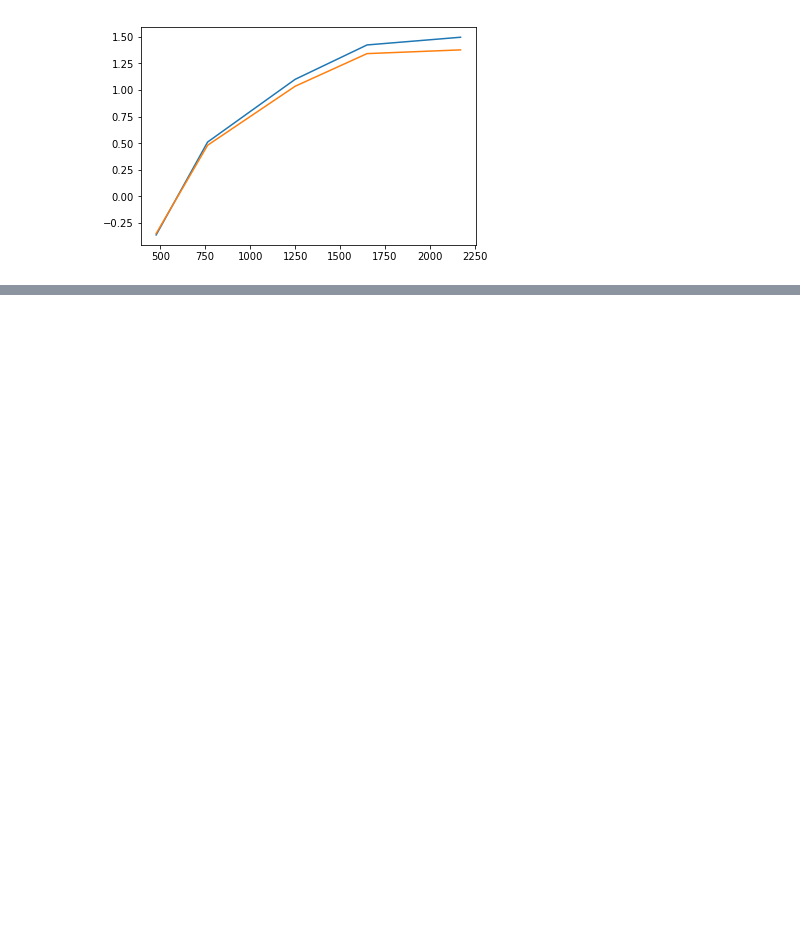
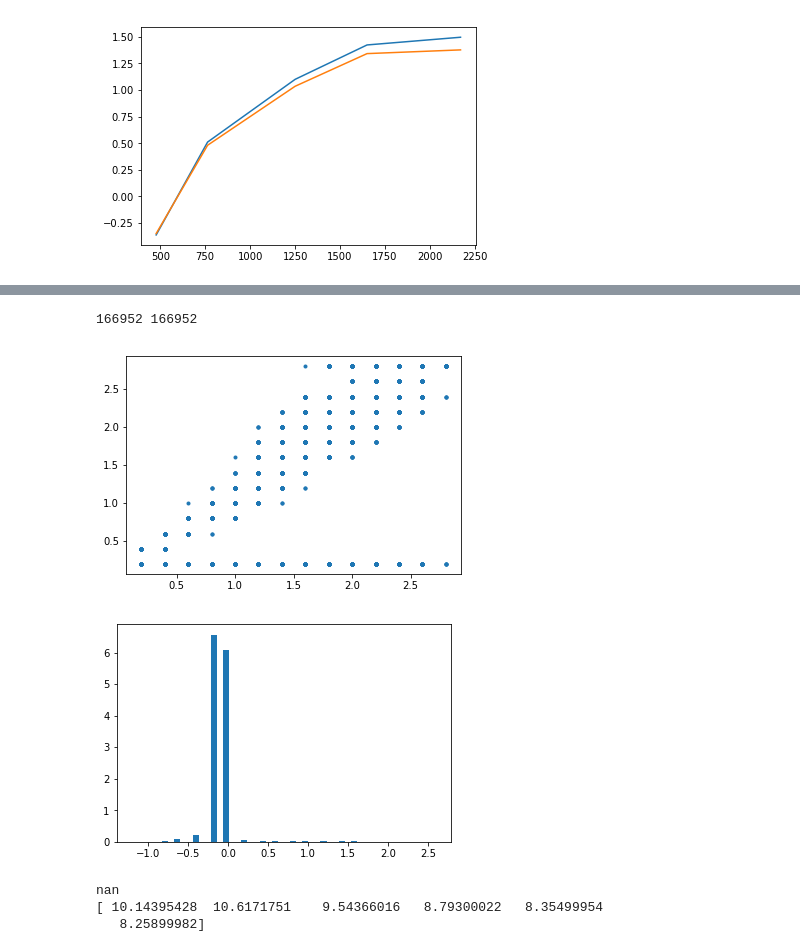
Before and after one commit to leemundy/GAIA, a Jupyter notebook: Work-Areas/khall/notebook/Data/StarFitting.ipynb, the cells around one changed output, grey strips where cells are left out. Saved outputs shown, nothing was run; the diff lists cells and outputs as text; code cells hidden in the pictures; blank space fills up the shorter version.

```diff
--- a/Work-Areas/khall/notebook/Data/StarFitting.ipynb
+++ b/Work-Areas/khall/notebook/Data/StarFitting.ipynb
@@ -515,8 +542,12 @@ plt.show()
 [figure]
 # %%
 all_starBands = []
-for i in range(10000):
-    if(Gmag[i] != np.nan and GBmag[i] != np.nan and GRmag[i] != np.nan and Jmag[i] != np.nan and Hmag[i] != np.nan and Kmag[i] != np.nan):
+for i in range(len(Gmag)):
+    if(Gmag[i] != np.nan and GBmag[i] != np.nan and GRmag[i] != np.nan and Jmag[i] \
+       != np.nan and Hmag[i] != np.nan and Kmag[i] != np.nan and \
+       (Gmag[i]-Kmag[i]) <=2.8 and (Gmag[i]-Kmag[i]) >= 0.2 and (Gmag[i] - Kmag[i]) != np.nan \
+      and (Gmag[i]-Hmag[i]) != np.nan):
+
         all_starBands.append([Gmag[i],GBmag[i],GRmag[i],Jmag[i],Hmag[i],Kmag[i]])
 all_starBands = np.array(all_starBands)
 print(all_starBands[0])
@@ -565,0 +632,43 @@ print(star_bin_vals,'\n',temp_bin_vals)
+# %%
+star_bin_vals = []
+temp_bin_vals = []
+
+for i in range(len(all_starBands)):
+
+    starBands= np.array(all_starBands[i])
+    starBands = starBands[~np.isnan(starBands)]
+    if(len(starBands) == len(all_starBands[0])):
+        #starBands = np.array(starBands)
+        fit, new_starBand = StarFitting(starBands,color_mags,color_std)
+        temp_bin_vals.append(colors[fit])
+
+        diff_vals = []
+        for j in range(len(colors)):
+            diff = abs(colors[j] - new_starBand[4])
+            diff_vals.append(diff)
+
+        for j in range(len(diff_vals)):
+            if(diff_vals[j] == np.min(diff_vals)):
+                star_bin_vals.append(colors[j])
+# %%
+print(len(star_bin_vals),len(temp_bin_vals))
+
+star_bin_vals = np.array(star_bin_vals)
+temp_bin_vals = np.array(temp_bin_vals)
+plt.plot(star_bin_vals,temp_bin_vals,'.')
+plt.show()
+
+difference = star_bin_vals-temp_bin_vals
+
+plt.hist(difference,50,normed=True)
+plt.show()
+
+print(Gmag[5704] - Kmag[5704])
+print(all_starBands[5705])
+# %% [output]
+166952 166952
+[figure, added]
+[figure, added]
+nan
+[ 10.14395428  10.6171751    9.54366016   8.79300022   8.35499954
+   8.25899982]
```
Also changed, not shown: parts of 14 cells of this notebook.
